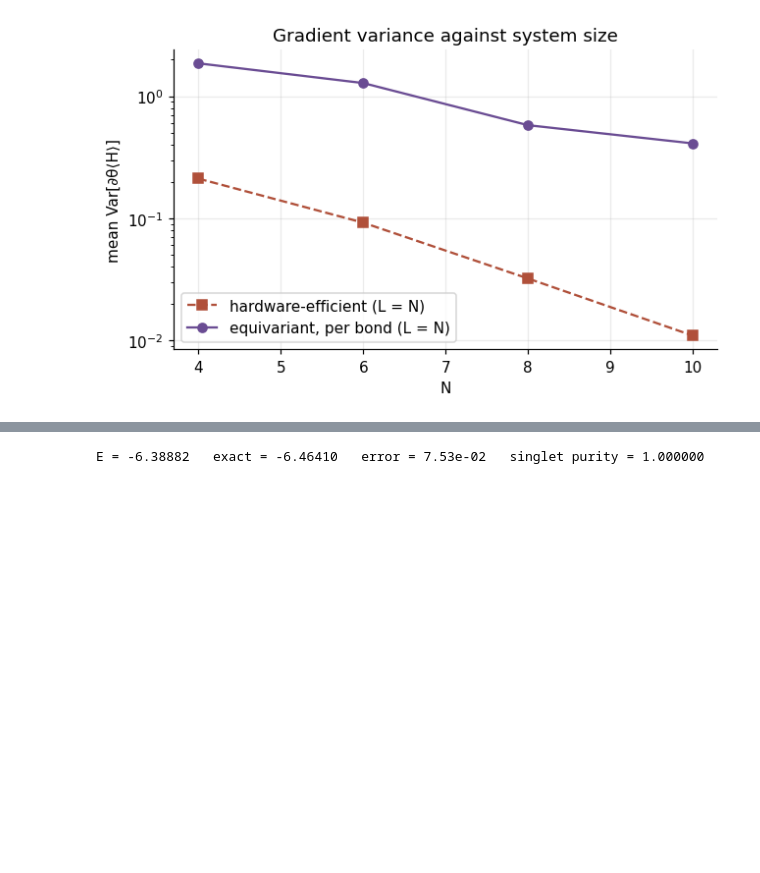
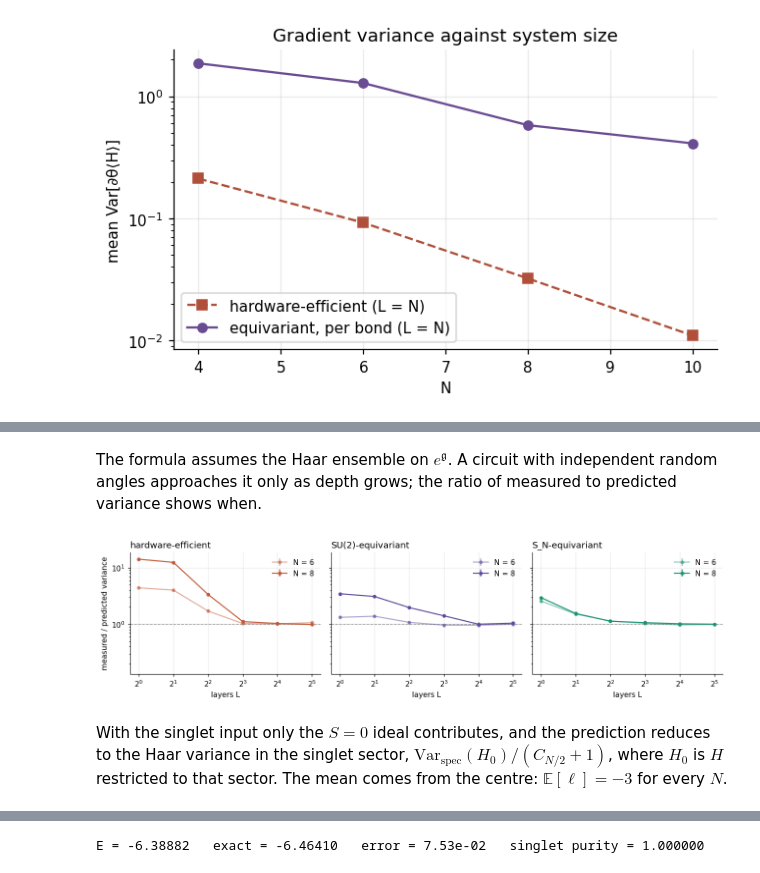
Before and after one commit to Jaspersands/geometric-qml-equivariance, a Jupyter notebook: notebooks/02_su2_equivariant_qnn_barren_plateaus.ipynb, the cells around one changed output, grey strips where cells are left out. Drawn from its saved outputs; the diff is of its cells as text; code cells hidden in the pictures; blank space fills up the shorter version.

```diff
--- a/notebooks/02_su2_equivariant_qnn_barren_plateaus.ipynb
+++ b/notebooks/02_su2_equivariant_qnn_barren_plateaus.ipynb
@@ -148,0 +163,23 @@ hea         : mean Var = [0.2116 0.0921 0.0321 0.0109]   log2 slope -0.717/qubit
+# %%
+from geometric_qml import PermutationEquivariantAnsatz, permutation_dla_dimension_formula, permutation_dla_dimension_by_closure
+from geometric_qml.variance_theory import compare_prediction, deep_depth, depth_scan, agreement, predict_loss, default_setup
+
+# a dense DLA basis gives the same purities as the Schur blocks (N = 4)
+from geometric_qml.variance_theory import reductive_decomposition, g_purities, schur_purities
+a4 = EquivariantQuantumAnsatz(n_qubits=4, n_layers=1, weight_sharing=False)
+dec = reductive_decomposition(analyze_ansatz(a4)["basis"], a4.generators())
+H4 = HeisenbergSpinChain(4).get_matrix()
+print("ideal dimensions from the dense basis:", dec["ideal_dimensions"], " centre:", dec["center"].shape[1])
+print("purities of H (dense basis):", np.round(sorted(g_purities(H4, dec)["ideals"]), 6),
+      " (Schur blocks):", np.round(sorted(schur_purities(H4, 4, "su2")["ideals"].values()), 6), " Tr H² =", np.trace(H4 @ H4).real)
+
+rows = []
+t0 = time.time()
+for kind in ("hea", "su2", "sn"):
+    for n in (4, 6, 8, 10):
+        r = compare_prediction(kind, n, deep_depth(kind, n), n_samples=1000, seed=n)
+        rows.append(r)
+        print(f"{kind:4s} N = {n:2d}  L = {r['depth']:3d}  dim g = {r['dla_dimension']:>8d}  predicted {r['predicted']:.4e}  "
+              f"measured {r['measured']:.4e} ± {r['measured_se']:.1e}  z = {r['z']:+.2f}")
+ag = agreement(rows)
+print(f"chi² = {ag['chi2']:.1f} over {ag['dof']} comparisons (p = {ag['p_value']:.2f}), max |z| = {ag['max_abs_z']:.2f}   ({time.time()-t0:.0f} s)")
@@ -148,0 +202,19 @@ hea         : mean Var = [0.2116 0.0921 0.0321 0.0109]   log2 slope -0.717/qubit
+# %% [markdown]
+The formula assumes the Haar ensemble on $e^{\mathfrak g}$. A circuit with independent random angles approaches it only as depth grows; the ratio of measured to predicted variance shows when.
+# %%
+colors = {"hea": "#c25a3a", "su2": "#5f4b9c", "sn": "#1a9472"}
+names = {"hea": "hardware-efficient", "su2": "SU(2)-equivariant", "sn": "S_N-equivariant"}
+fig, axes = plt.subplots(1, 3, figsize=(12, 3.3), sharey=True)
+for ax, kind in zip(axes, ("hea", "su2", "sn")):
+    for n, alpha in ((6, 0.5), (8, 1.0)):
+        s = depth_scan(kind, n, depths=(1, 2, 4, 8, 16, 32), n_samples=600, seed=1)
+        ax.errorbar(s["depths"], np.array(s["measured"]) / s["predicted"], yerr=np.array(s["measured_se"]) / s["predicted"],
+                    fmt="o-", color=colors[kind], alpha=alpha, ms=4, label=f"N = {n}")
+    ax.axhline(1, color="0.6", ls="--", lw=1); ax.set_xscale("log", base=2); ax.set_yscale("log")
+    ax.set_title(names[kind], loc="left"); ax.set_xlabel("layers L"); ax.legend(frameon=False)
+axes[0].set_ylabel("measured / predicted variance")
+plt.tight_layout(); plt.show()
+# %% [output]
+[figure, added]
+# %% [markdown]
+With the singlet input only the $S = 0$ ideal contributes, and the prediction reduces to the Haar variance in the singlet sector, $\mathrm{Var}_{\text{spec}}(H_0)/(C_{N/2} + 1)$, where $H_0$ is $H$ restricted to that sector. The mean comes from the centre: $\mathbb E[\ell] = -3$ for every $N$.
```
Also changed, not shown: parts of 16 cells of this notebook, 20 other files.
